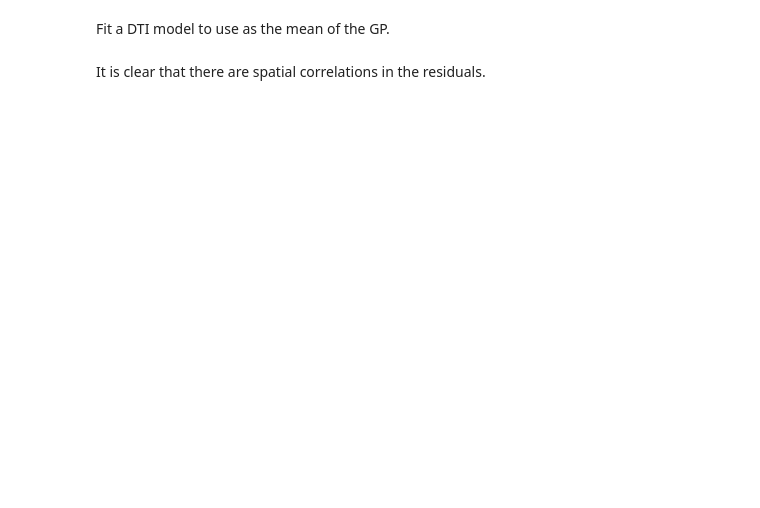
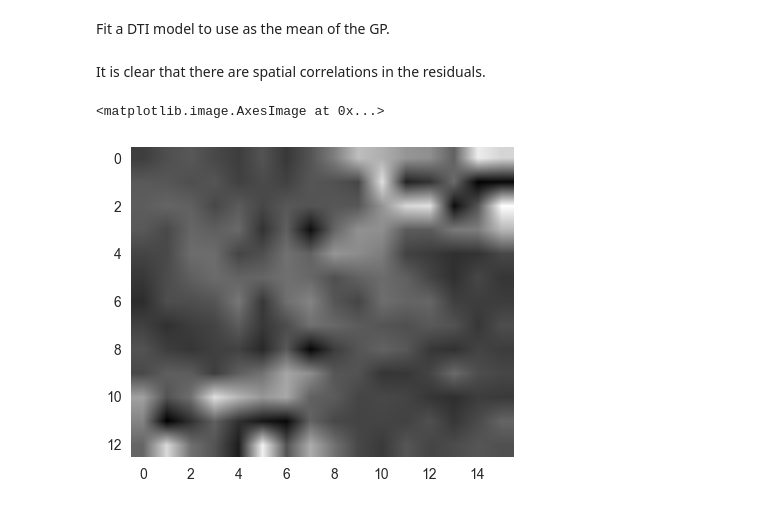
Before and after one commit to jsjol/diGP, a Jupyter notebook: notebooks/Residual predictions.ipynb, the cells around one changed output. Drawn from its saved outputs; the diff is of its cells as text; code cells hidden in the pictures; blank space fills up the shorter version.

```diff
--- a/notebooks/Residual predictions.ipynb
+++ b/notebooks/Residual predictions.ipynb
@@ -29,5 +29,4 @@ q_test_path = 'C:\\Users\\sesjojen\\Documents\\Data\\SPARC\\EstimatedSignal_qvec
 Load data to use for prediction.
 # %%
 source = 'SPARC_20'
-gtab, data, voxelSize = preprocess_SPARC(dataPath[source])
-data = data[:, :, 0, :]  # Remove singleton dimension
+gtab, data, voxelSize = get_SPARC_train_and_test(dataPath[source], dataPath['SPARC_GS'], q_test_path)
@@ -61,8 +46,8 @@ Fit a DTI model to use as the mean of the GP.
 # %%
 import dipy.reconst.dti as dti
 
-tenmodel = dti.TensorModel(gtab)
-tenfit = tenmodel.fit(data)
+tenmodel = dti.TensorModel(gtab['train'])
+tenfit = tenmodel.fit(data['train'])
 
-residuals = data - tenfit.predict(gtab)
-pred_dti = tenfit.predict(gtab_test)
+residuals = {'DTI': data['train'] - tenfit.predict(gtab['train'])}
+pred = {'DTI': tenfit.predict(gtab['test'])}
@@ -71,5 +54,19 @@ plt.imshow(residuals[:,:,20])
+# %%
+from dipy.reconst.csdeconv import ConstrainedSphericalDeconvModel
+
+response = ((3e-3, 2e-4, 0), 1)
+csd_model = ConstrainedSphericalDeconvModel(gtab['train'], response, sh_order=4)
+csd_fit = csd_model.fit(data['train'])
+residuals['CSD'] = data['train'] - csd_fit.predict(gtab['train'])
+pred['CSD'] = csd_fit.predict(gtab['test'])
 # %% [markdown]
 It is clear that there are spatial correlations in the residuals.
+# %%
+base_model = 'DTI'
+plt.imshow(residuals[base_model][:,:,20])
+# %% [output]
+<matplotlib.image.AxesImage at 0x...>
+[figure, added]
 # %%
 lmbda=None
 qMagnitudeTransform = None
```
Also changed, not shown: parts of 12 cells of this notebook, 2 other files.
